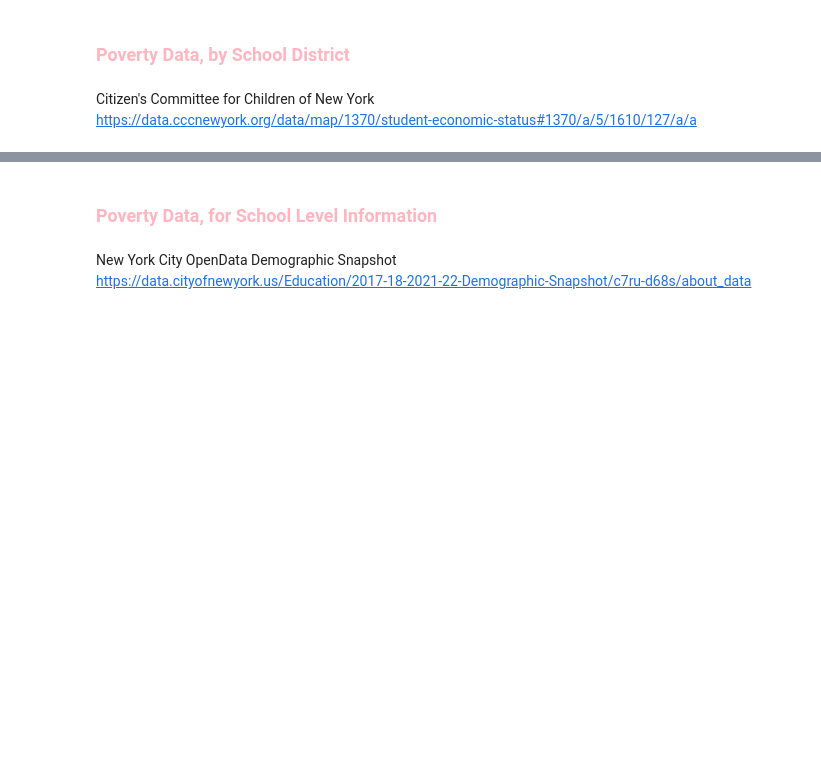
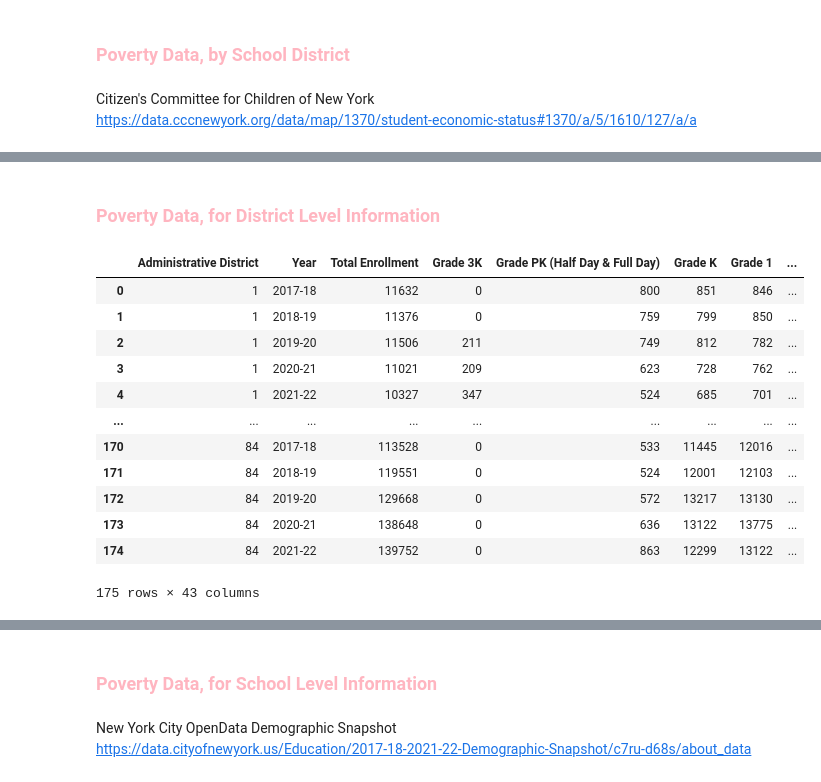
Before and after one commit to madisonajones/Master-s-Project, a Jupyter notebook: EDA_2.ipynb, the cells around one changed output, grey strips where cells are left out. Drawn from its saved outputs; the diff is of its cells as text; code cells hidden in the pictures; blank space fills up the shorter version.

```diff
--- a/EDA_2.ipynb
+++ b/EDA_2.ipynb
@@ -160,0 +153,20 @@ See the caveats in the documentation: https://pandas.pydata.org/pandas-docs/stab
+# %% [markdown]
+### <span style='color:#ffb5c0'> **Poverty Data, for District Level Information**
+# %%
+district_poverty = pd.read_excel('Demographic_Snapshot_2017-18_to_2021-22__Public_.xlsx', sheet_name = 'District')
+# %%
+district_poverty
+# %% [output]
+|  | Administrative District | Year | Total Enrollment | Grade 3K | Grade PK (Half Day & Full Day) | Grade K | Grade 1 | ... |
+| 0 | 1 | 2017-18 | 11632 | 0 | 800 | 851 | 846 | ... |
+| 1 | 1 | 2018-19 | 11376 | 0 | 759 | 799 | 850 | ... |
+| 2 | 1 | 2019-20 | 11506 | 211 | 749 | 812 | 782 | ... |
+| 3 | 1 | 2020-21 | 11021 | 209 | 623 | 728 | 762 | ... |
+| 4 | 1 | 2021-22 | 10327 | 347 | 524 | 685 | 701 | ... |
+| ... | ... | ... | ... | ... | ... | ... | ... | ... |
+| 170 | 84 | 2017-18 | 113528 | 0 | 533 | 11445 | 12016 | ... |
+| 171 | 84 | 2018-19 | 119551 | 0 | 524 | 12001 | 12103 | ... |
+| 172 | 84 | 2019-20 | 129668 | 0 | 572 | 13217 | 13130 | ... |
+| 173 | 84 | 2020-21 | 138648 | 0 | 636 | 13122 | 13775 | ... |
+| 174 | 84 | 2021-22 | 139752 | 0 | 863 | 12299 | 13122 | ... |
+175 rows × 43 columns
```
Also changed, not shown: parts of 15 cells of this notebook.
